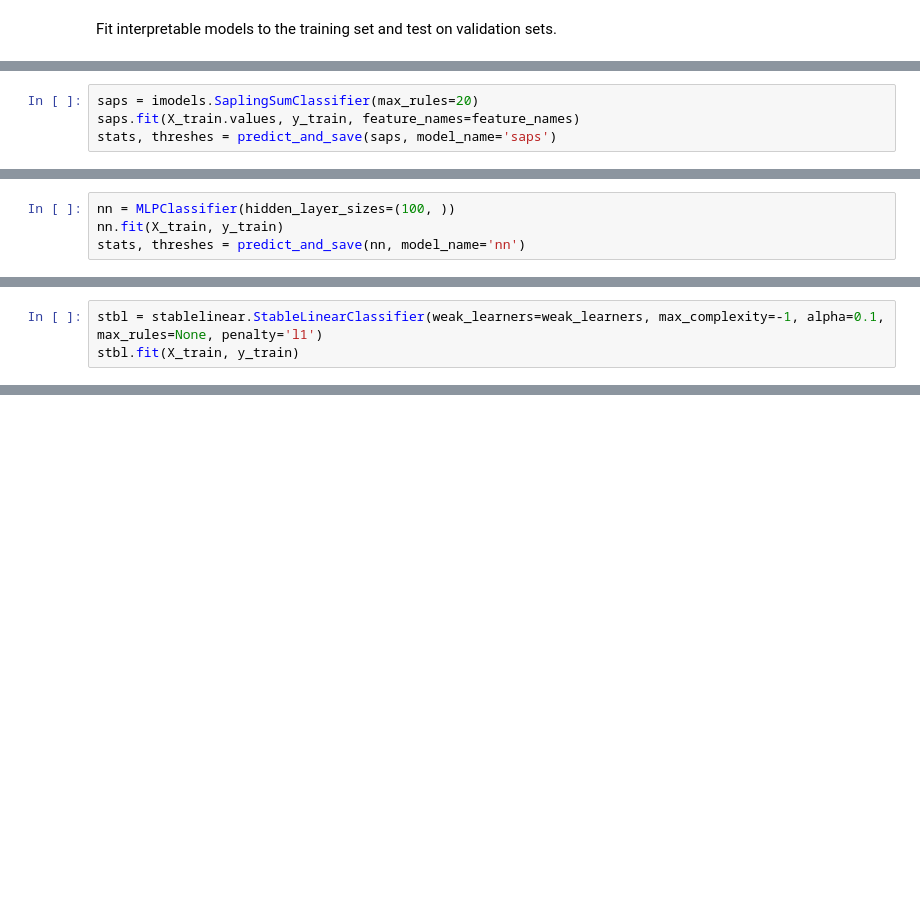
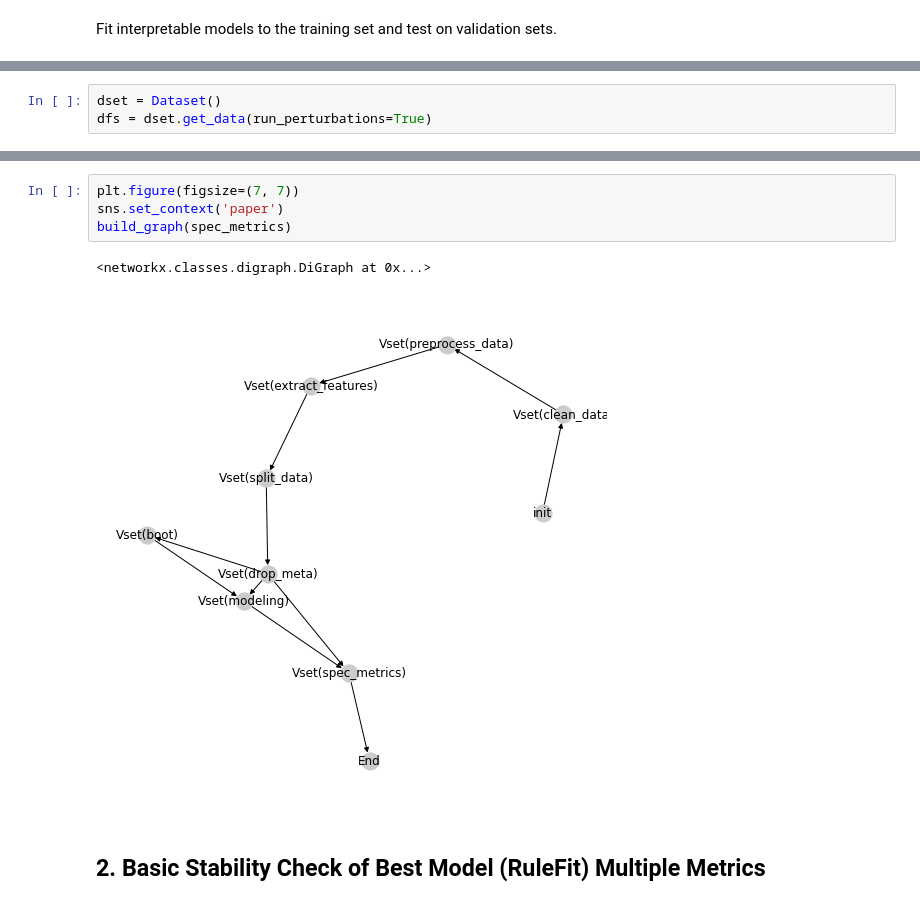
Before and after one commit to Yu-Group/clinical-rule-vetting, a Jupyter notebook: rulevetting/projects/csi_pecarn/notebooks/stability_models.ipynb, the cells around one changed output, grey strips where cells are left out. Saved outputs shown, nothing was run; the diff lists cells and outputs as text; blank space fills up the shorter version.

Commit message:
add stability notebook

```diff
--- a/rulevetting/projects/csi_pecarn/notebooks/stability_models.ipynb
+++ b/rulevetting/projects/csi_pecarn/notebooks/stability_models.ipynb
@@ -315,4 +2,0 @@ stats, threshes = predict_and_save(boost, model_name='boostedrules')
-# %%
-saps = imodels.SaplingSumClassifier(max_rules=20)
-saps.fit(X_train.values, y_train, feature_names=feature_names)
-stats, threshes = predict_and_save(saps, model_name='saps')
@@ -349,4 +2,0 @@ from sklearn.neural_network import MLPClassifier
-# %%
-nn = MLPClassifier(hidden_layer_sizes=(100, ))
-nn.fit(X_train, y_train)
-stats, threshes = predict_and_save(nn, model_name='nn')
@@ -394,3 +2,0 @@ weak_learners = [rulefit, skope, boost]
-# %%
-stbl = stablelinear.StableLinearClassifier(weak_learners=weak_learners, max_complexity=-1, alpha=0.1, max_rules=None, penalty='l1')
-stbl.fit(X_train, y_train)
@@ -495,0 +194,3 @@ plt.show()
+# %%
+dset = Dataset()
+dfs = dset.get_data(run_perturbations=True)
@@ -495,0 +271,9 @@ plt.show()
+# %%
+plt.figure(figsize=(7, 7))
+sns.set_context('paper')
+build_graph(spec_metrics)
+# %% [output]
+<networkx.classes.digraph.DiGraph at 0x...>
+[figure, added]
+# %% [markdown]
+## 2. Basic Stability Check of Best Model (RuleFit) Multiple Metrics
```
Also changed, not shown: parts of 64 cells of this notebook, 2 other files.
